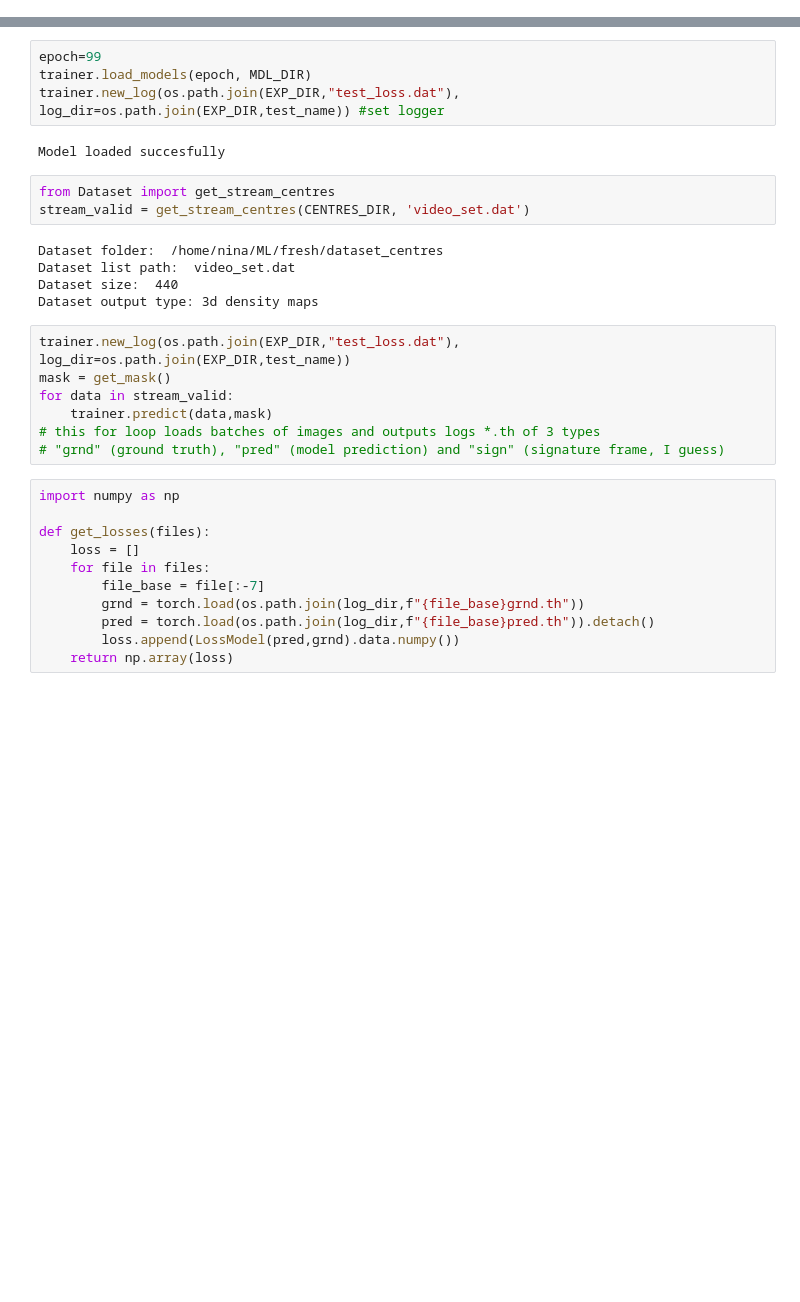
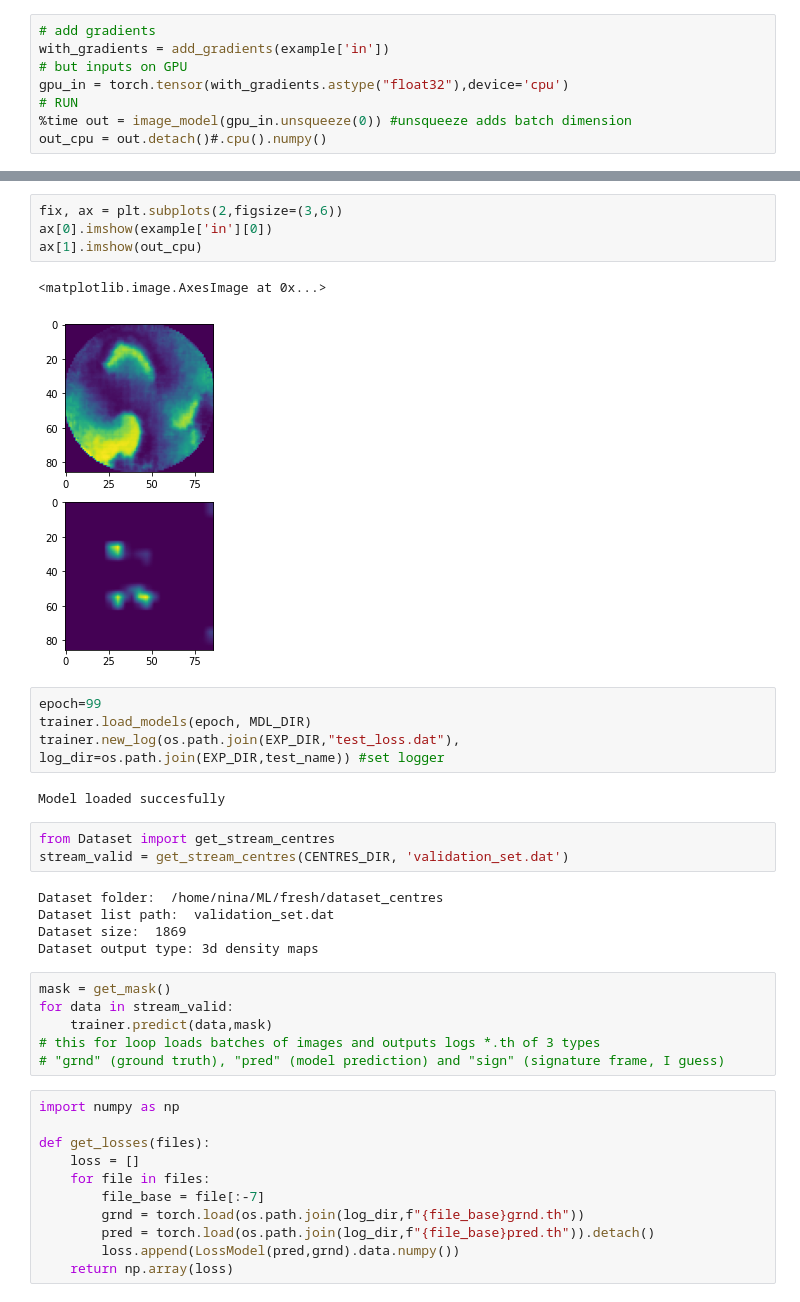
Before and after one commit to NinelK/WavesProject, a Jupyter notebook: src/Apply.ipynb, the cells around one changed output, grey strips where cells are left out. Cells and saved outputs as stored; diff of their text form; blank space fills up the shorter version.

```diff
--- a/src/Apply.ipynb
+++ b/src/Apply.ipynb
@@ -26,0 +41,8 @@ Learning rate =  0.0
+# %%
+# add gradients
+with_gradients = add_gradients(example['in'])
+# but inputs on GPU
+gpu_in = torch.tensor(with_gradients.astype("float32"),device='cpu')
+# RUN
+%time out = image_model(gpu_in.unsqueeze(0)) #unsqueeze adds batch dimension
+out_cpu = out.detach()#.cpu().numpy()
@@ -27,3 +52,10 @@ Learning rate =  0.0
+# %%
+fix, ax = plt.subplots(2,figsize=(3,6))
+ax[0].imshow(example['in'][0])
+ax[1].imshow(out_cpu)
+# %% [output]
+<matplotlib.image.AxesImage at 0x...>
+[figure, added]
 # %%
 epoch=99
 trainer.load_models(epoch, MDL_DIR)
@@ -32,14 +64,13 @@ trainer.new_log(os.path.join(EXP_DIR,"test_loss.dat"), log_dir=os.path.join(EXP_
 Model loaded succesfully
 # %%
 from Dataset import get_stream_centres
-stream_valid = get_stream_centres(CENTRES_DIR, 'video_set.dat')
+stream_valid = get_stream_centres(CENTRES_DIR, 'validation_set.dat')
 # %% [output]
 Dataset folder:  /home/nina/ML/fresh/dataset_centres
-Dataset list path:  video_set.dat
-Dataset size:  440
+Dataset list path:  validation_set.dat
+Dataset size:  1869
 Dataset output type: 3d density maps
 # %%
-trainer.new_log(os.path.join(EXP_DIR,"test_loss.dat"), log_dir=os.path.join(EXP_DIR,test_name))
 mask = get_mask()
 for data in stream_valid:
     trainer.predict(data,mask)
```
Also changed, not shown: parts of 9 cells of this notebook, 4 other files.
